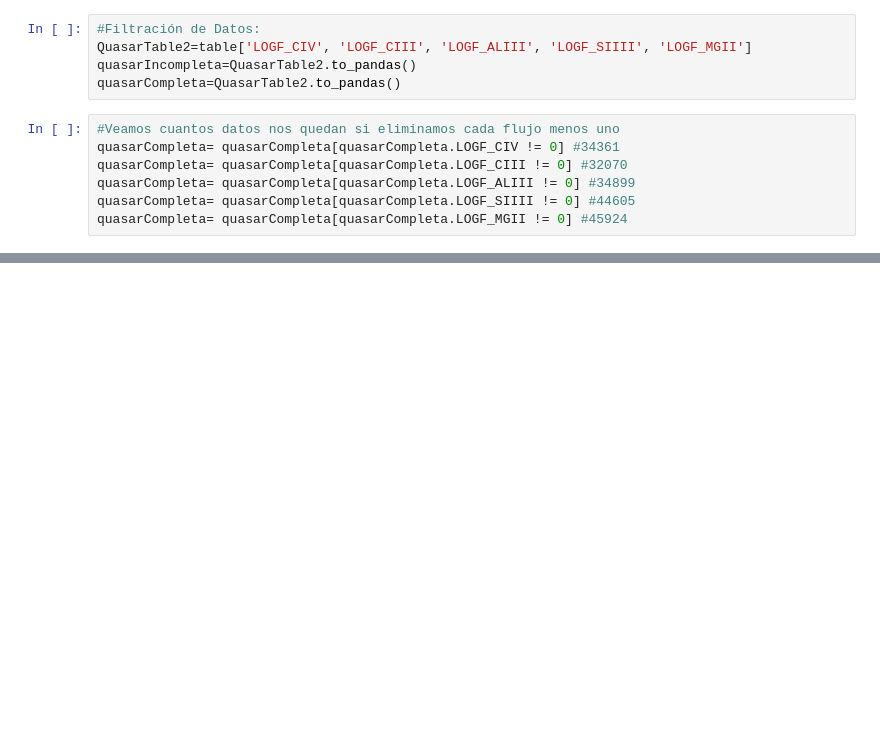
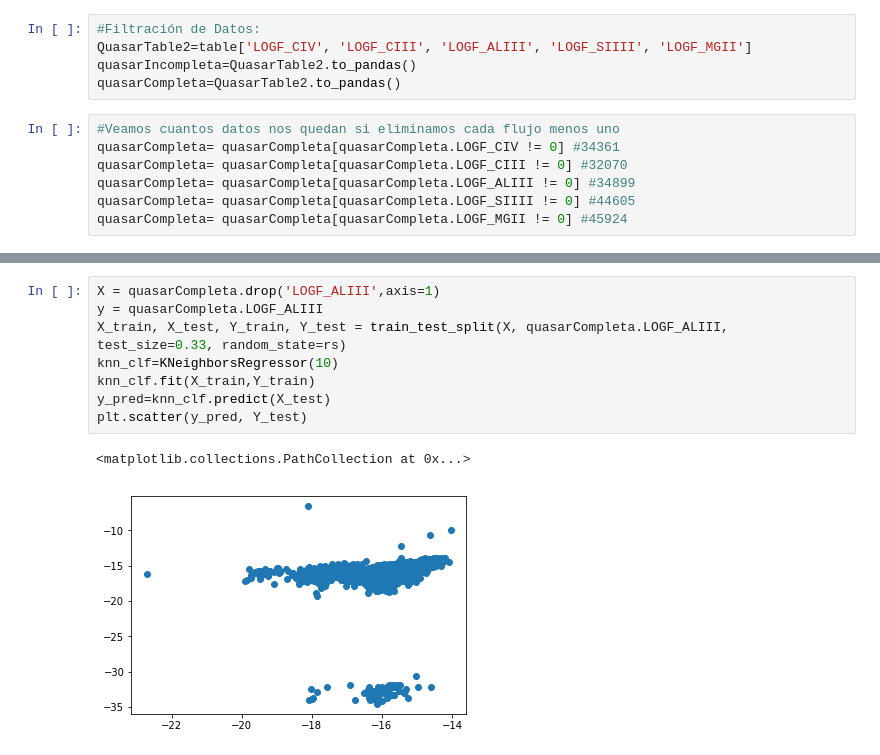
Before and after one commit to astrodatos/proyecto_aape, a Jupyter notebook: RegressionQuasar.ipynb, the cells around one changed output, grey strips where cells are left out. Cells and saved outputs as stored; diff of their text form; blank space fills up the shorter version.

```diff
--- a/RegressionQuasar.ipynb
+++ b/RegressionQuasar.ipynb
@@ -377,0 +242,11 @@ Text(0.5, 1.0, 'Puntaje en función del número de vecinos')
+# %%
+X = quasarCompleta.drop('LOGF_ALIII',axis=1)
+y = quasarCompleta.LOGF_ALIII
+X_train, X_test, Y_train, Y_test = train_test_split(X, quasarCompleta.LOGF_ALIII, test_size=0.33, random_state=rs)
+knn_clf=KNeighborsRegressor(10)
+knn_clf.fit(X_train,Y_train)
+y_pred=knn_clf.predict(X_test)
+plt.scatter(y_pred, Y_test)
+# %% [output]
+<matplotlib.collections.PathCollection at 0x...>
+[figure, added]
```
Also changed, not shown: parts of 23 cells of this notebook.
